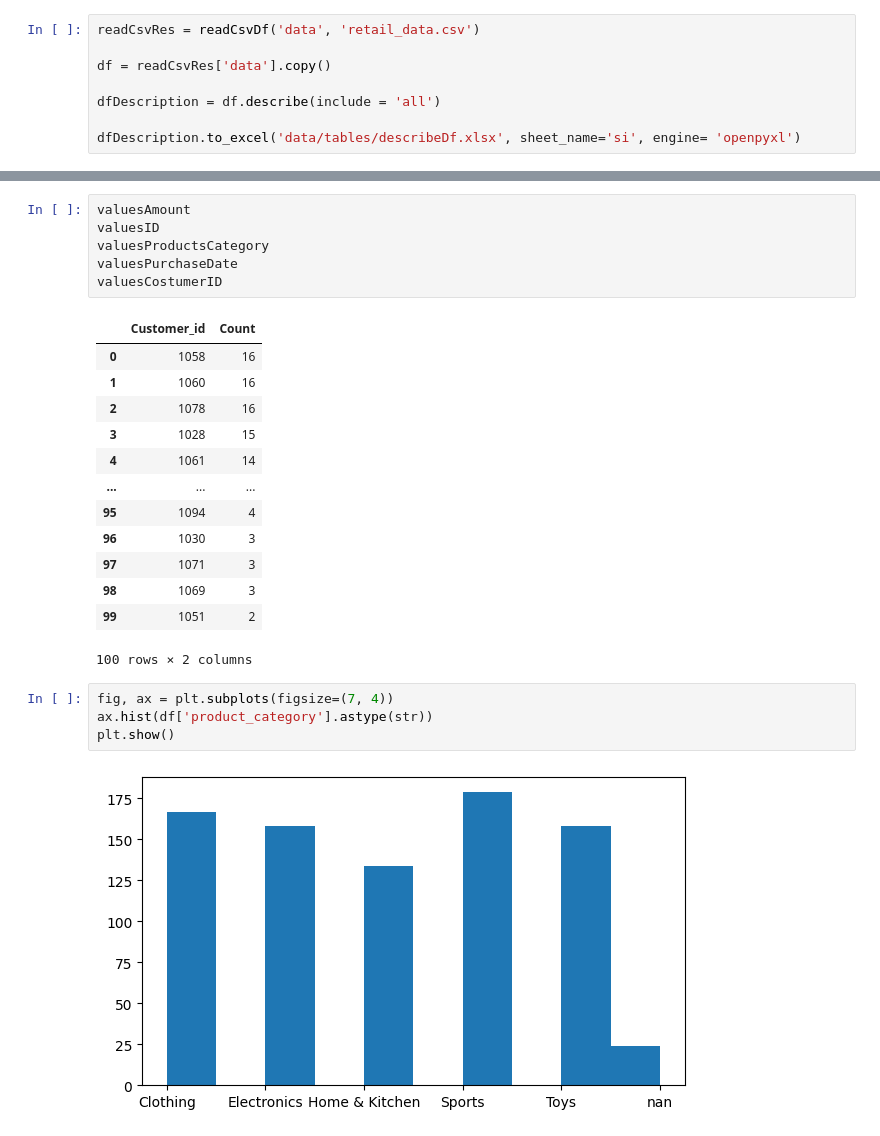
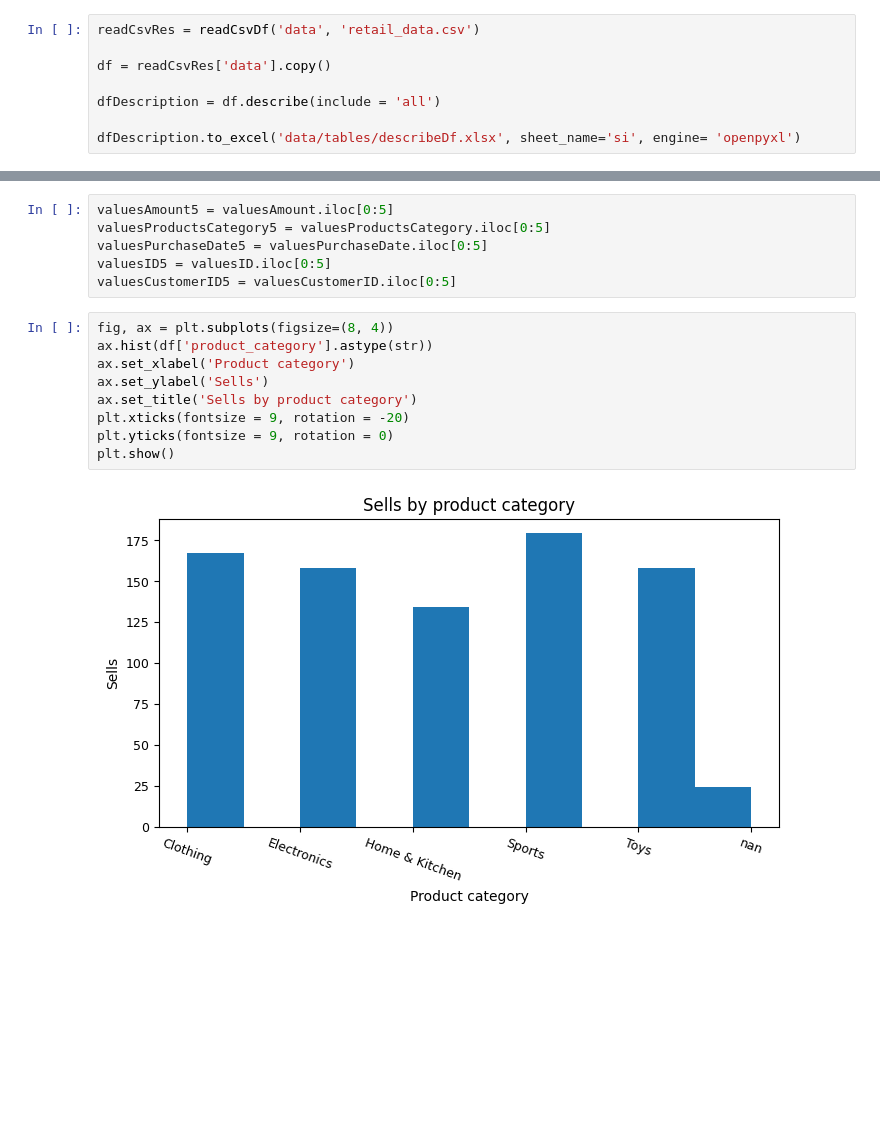
Before and after one commit to 317745/ETL_LAB-6, a Jupyter notebook: EDA.ipynb, the cells around one changed output, grey strips where cells are left out. Drawn from its saved outputs; the diff is of its cells as text; blank space fills up the shorter version.

Commit message:
EDA graphs nulls

```diff
--- a/EDA.ipynb
+++ b/EDA.ipynb
@@ -89,29 +91,20 @@ valuesPurchaseDate.sort_values(by=['Count'])
 # %%
-valuesAmount
-valuesID
-valuesProductsCategory
-valuesPurchaseDate
-valuesCostumerID
+valuesAmount5 = valuesAmount.iloc[0:5]
+valuesProductsCategory5 = valuesProductsCategory.iloc[0:5]
+valuesPurchaseDate5 = valuesPurchaseDate.iloc[0:5]
+valuesID5 = valuesID.iloc[0:5]
+valuesCustomerID5 = valuesCustomerID.iloc[0:5]
-# %% [output]
-|  | Customer_id | Count |
-| 0 | 1058 | 16 |
-| 1 | 1060 | 16 |
-| 2 | 1078 | 16 |
-| 3 | 1028 | 15 |
-| 4 | 1061 | 14 |
-| ... | ... | ... |
-| 95 | 1094 | 4 |
-| 96 | 1030 | 3 |
-| 97 | 1071 | 3 |
-| 98 | 1069 | 3 |
-| 99 | 1051 | 2 |
-100 rows × 2 columns
 # %%
-fig, ax = plt.subplots(figsize=(7, 4))
+fig, ax = plt.subplots(figsize=(8, 4))
 ax.hist(df['product_category'].astype(str))
+ax.set_xlabel('Product category')
+ax.set_ylabel('Sells')
+ax.set_title('Sells by product category')
+plt.xticks(fontsize = 9, rotation = -20)
+plt.yticks(fontsize = 9, rotation = 0)
 plt.show()
 # %% [output]
-[figure, old version]
+[figure, new version]
 # %%
 dateGroupedMonth = valuesPurchaseDate.groupby(pd.Grouper(key='Purchase_date', freq='ME')).sum().reset_index()
 
```
Also changed, not shown: parts of 6 cells of this notebook, 1 other file.
